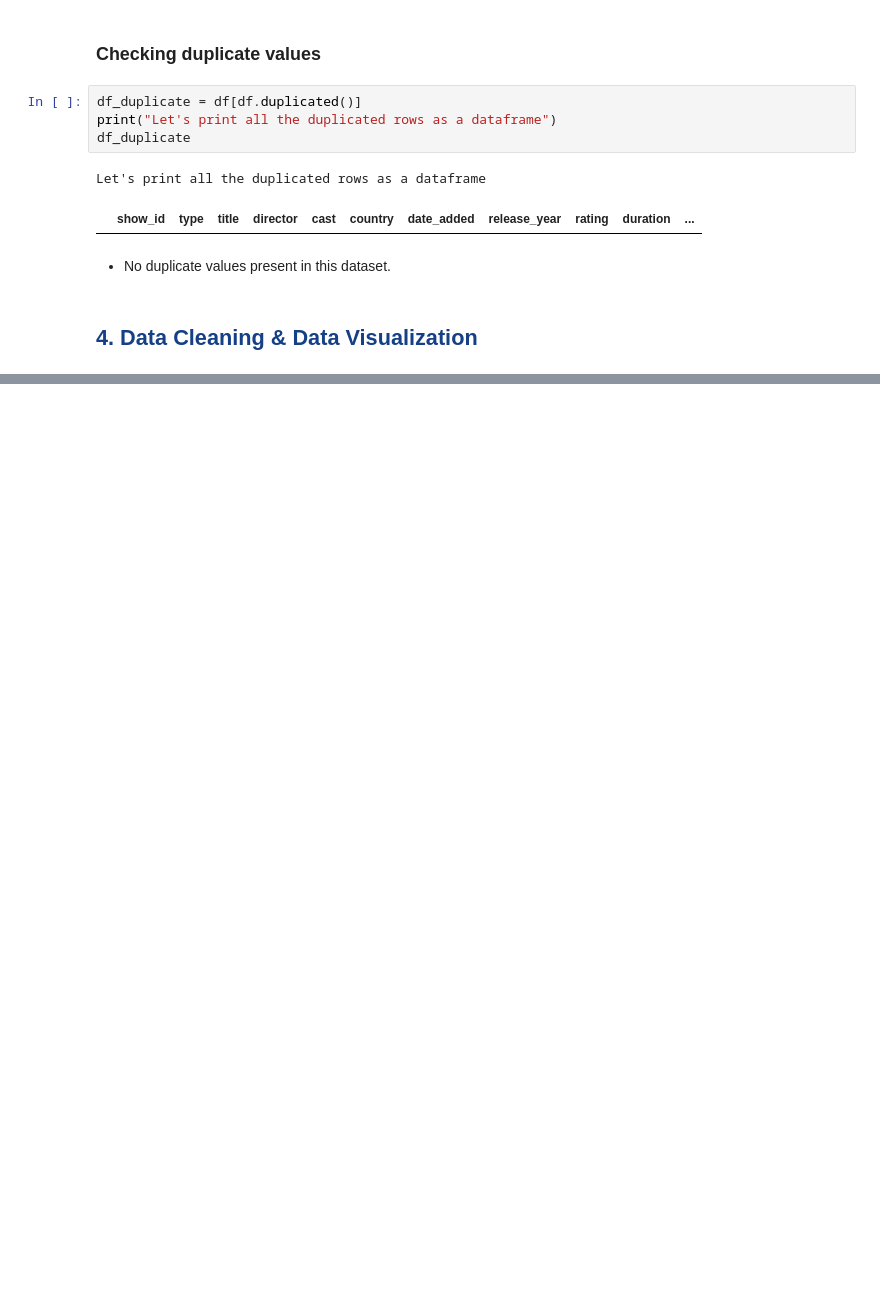
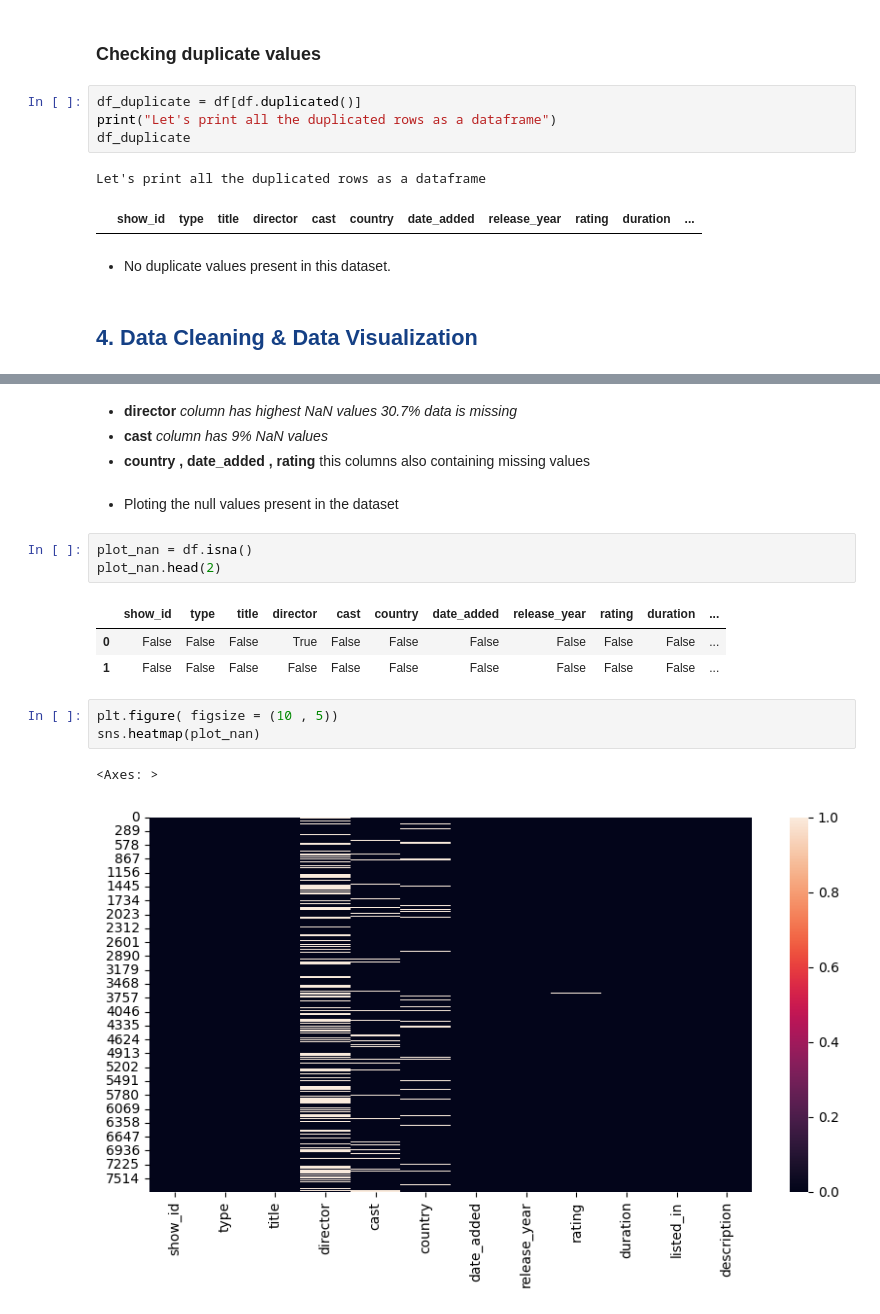
Before and after one commit to Ksangi/Netflix_Movies_And_Tv_Shows_Clustering, a Jupyter notebook: Netflix_Movies_And_Tv_Shows_Clustering.ipynb, the cells around one changed output, grey strips where cells are left out. Drawn from its saved outputs; the diff is of its cells as text; blank space fills up the shorter version.

```diff
--- a/Netflix_Movies_And_Tv_Shows_Clustering.ipynb
+++ b/Netflix_Movies_And_Tv_Shows_Clustering.ipynb
@@ -112,0 +133,19 @@ Let's print all the duplicated rows as a dataframe
+# %% [markdown]
+* **director** *column has highest NaN values 30.7% data is missing*
+* **cast** *column has 9% NaN values*
+* **country , date_added , rating** this columns also containing missing values
+# %% [markdown]
+* Ploting the null values present in the dataset
+# %%
+plot_nan = df.isna()
+plot_nan.head(2)
+# %% [output]
+|  | show_id | type | title | director | cast | country | date_added | release_year | rating | duration | ... |
+| 0 | False | False | False | True | False | False | False | False | False | False | ... |
+| 1 | False | False | False | False | False | False | False | False | False | False | ... |
+# %%
+plt.figure( figsize = (10 , 5))
+sns.heatmap(plot_nan)
+# %% [output]
+<Axes: >
+[figure, added]
```
Also changed, not shown: parts of 20 cells of this notebook.
